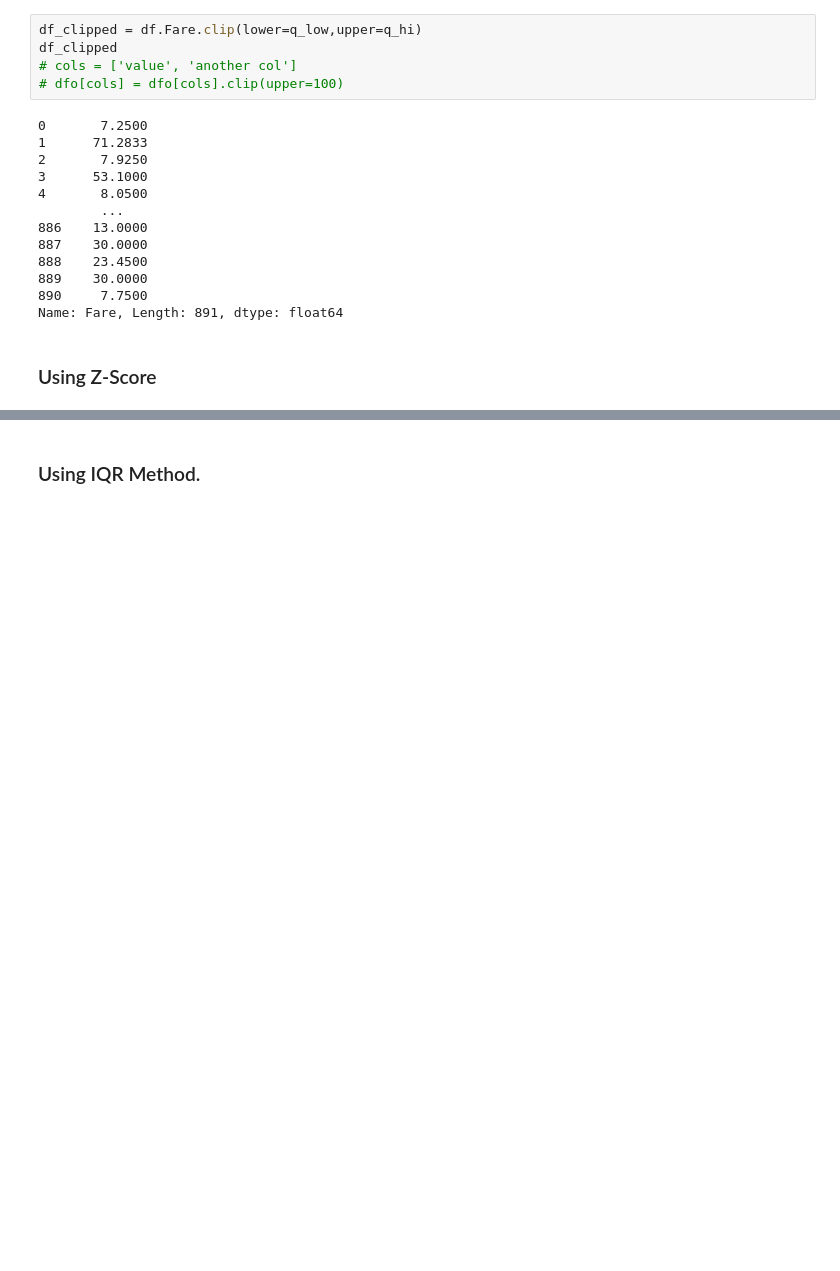
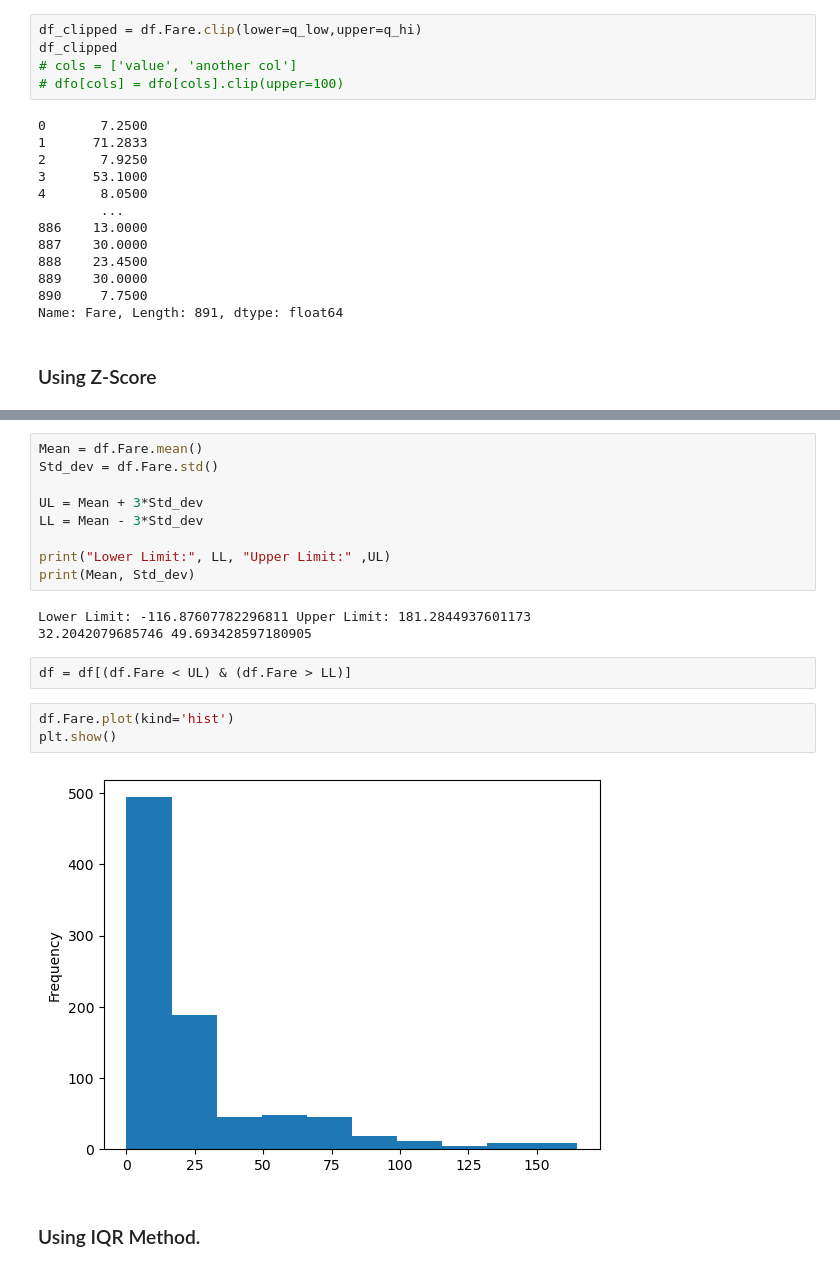
Before and after one commit to gauravgupta-epsilon/Data_Science-, a Jupyter notebook: Pandas for Data Science.ipynb, the cells around one changed output, grey strips where cells are left out. Saved outputs shown, nothing was run; the diff lists cells and outputs as text; blank space fills up the shorter version.

```diff
--- a/Pandas for Data Science.ipynb
+++ b/Pandas for Data Science.ipynb
@@ -322,2 +387,21 @@ Name: Fare, Length: 891, dtype: float64
+# %%
+Mean = df.Fare.mean()
+Std_dev = df.Fare.std()
+
+UL = Mean + 3*Std_dev
+LL = Mean - 3*Std_dev
+
+print("Lower Limit:", LL, "Upper Limit:" ,UL)
+print(Mean, Std_dev)
+# %% [output]
+Lower Limit: -116.87607782296811 Upper Limit: 181.2844937601173
+32.2042079685746 49.693428597180905
+# %%
+df = df[(df.Fare < UL) & (df.Fare > LL)]
+# %%
+df.Fare.plot(kind='hist')
+plt.show()
+# %% [output]
+[figure, added]
 # %% [markdown]
 ### Using IQR Method.
```
Also changed, not shown: parts of 43 cells of this notebook.
